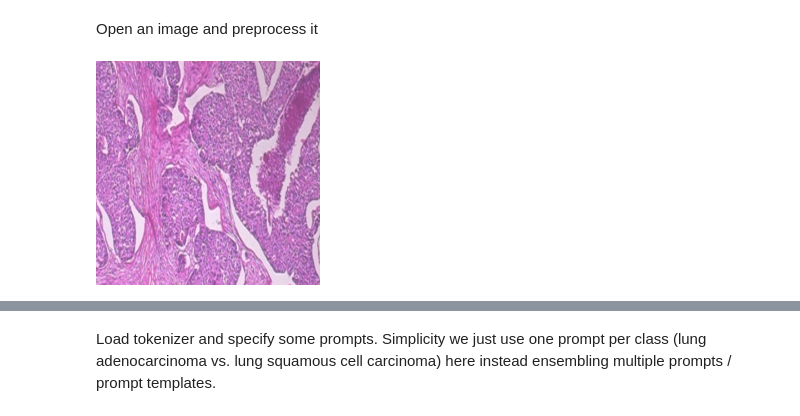
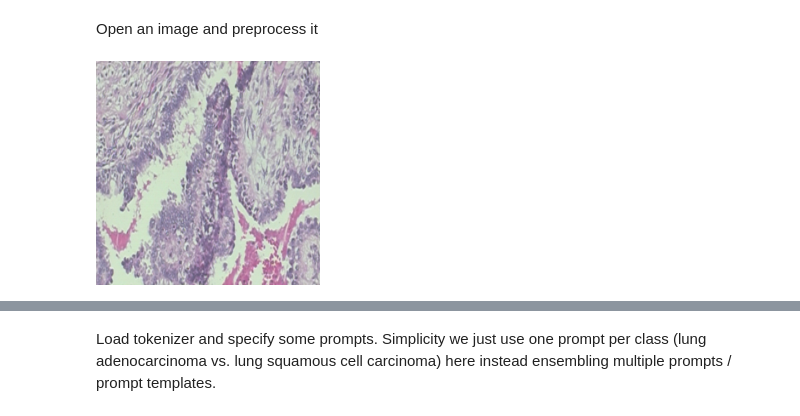
Before and after one commit to vnguyen16/CONCH, a Jupyter notebook: zeroshot_classification_example_starter copy.ipynb, the cells around one changed output, grey strips where cells are left out. Saved outputs shown, nothing was run; the diff lists cells and outputs as text; code cells hidden in the pictures.

```diff
--- a/zeroshot_classification_example_starter copy.ipynb
+++ b/zeroshot_classification_example_starter copy.ipynb
@@ -22,0 +26,35 @@ _ = model.eval()
+# %%
+import torch
+import torch.nn as nn
+from PIL import Image
+import torchvision.transforms as transforms
+
+# Define the fine-tuned model structure
+class CONCHModelForFinetuning(nn.Module):
+    def __init__(self, num_classes=2, config={'hidden_size': 512}):  # Ensure num_classes matches fine-tuned task
+        super().__init__()
+        self.config = config
+        self.model = self.make_conch()
+        self.fc = nn.Linear(self.config['hidden_size'], num_classes)  # Ensure this matches training
+
+    def make_conch(self):
+        model_cfg = 'conch_ViT-B-16'
+        device = torch.device('cuda' if torch.cuda.is_available() else 'cpu')
+        checkpoint_path = 'C:\\Users\\Vivian\\Documents\\CONCH\\checkpoints\\conch\\pytorch_model.bin'  # Original checkpoint
+        model, preprocess = create_model_from_pretrained(model_cfg, checkpoint_path, device=device)
+        return model
+
+    def forward(self, x):
+        out, h = self.model.visual(x)
+        return self.fc(out)
+
+# Load the fine-tuned model structure
+device = torch.device('cuda:0' if torch.cuda.is_available() else 'cpu')
+model = CONCHModelForFinetuning().to(device)
+
+# Load fine-tuned weights
+# fine_tuned_checkpoint_path = r"C:\Users\Vivian\Documents\CONCH\_finetune_weights\fine_tuned_model2.pth"
+fine_tuned_checkpoint_path = r'C:\Users\Vivian\Documents\CONCH\_finetune_weights\Fold2_F_PT_model.pth'
+model.load_state_dict(torch.load(fine_tuned_checkpoint_path, map_location=device), strict=False)  # Load fine-tuned weights
+
+model.eval()  # Set model to evaluation mode
@@ -25,9 +213,10 @@ Open an image and preprocess it
 # %%
 # image = Image.open('C:\\Users\\Vivian\\Documents\\CONCH\\docs\\roi1.jpg')
 # image = Image.open(r"C:\Users\Vivian\Documents\breakhis\BreaKHis_v1\BreaKHis_v1\histology_slides\breast\benign\SOB\adenosis\SOB_B_A_14-22549AB\40X\SOB_B_A-14-22549AB-40-001.png") # sample benign image from breakhis
-image = Image.open(r"C:\Users\Vivian\Documents\breakhis\BreaKHis_v1\BreaKHis_v1\histology_slides\breast\malignant\SOB\ductal_carcinoma\SOB_M_DC_14-2523\40X\SOB_M_DC-14-2523-40-010.png") # sample malignant image from breakhis
+# image = Image.open(r"C:\Users\Vivian\Documents\breakhis\BreaKHis_v1\BreaKHis_v1\histology_slides\breast\malignant\SOB\ductal_carcinoma\SOB_M_DC_14-2523\40X\SOB_M_DC-14-2523-40-010.png") # sample malignant image from breakhis
 # image = Image.open(r"C:\Users\Vivian\Documents\FA 57B-image.tif")
+image = Image.open(r"C:\Users\Vivian\Documents\breakhis\BreaKHis_v1\BreaKHis_v1\histology_slides\breast\benign\SOB\phyllodes_tumor\SOB_B_PT_14-21998AB\100X\SOB_B_PT-14-21998AB-100-019.png") # sample PT patch from our dataset
 image_tensor = preprocess(image).unsqueeze(0).to(device)
 image.resize((224, 224))
 # %% [output]
-[figure, old version]
+[figure, new version]
```
Also changed, not shown: parts of 11 cells of this notebook, 32 other files.
